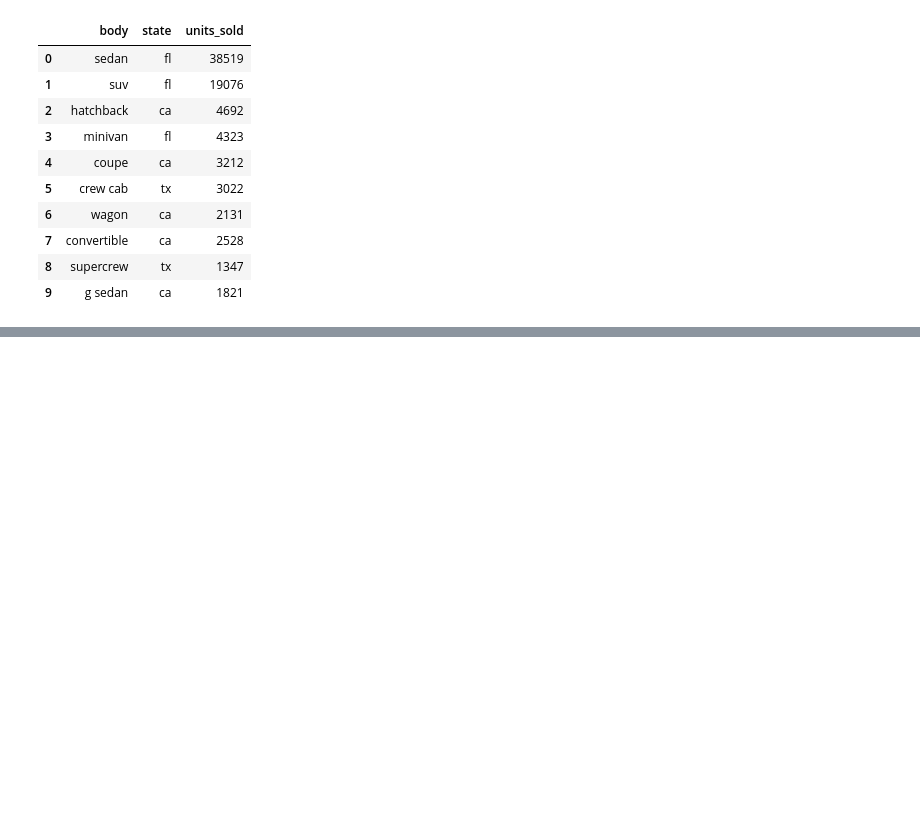
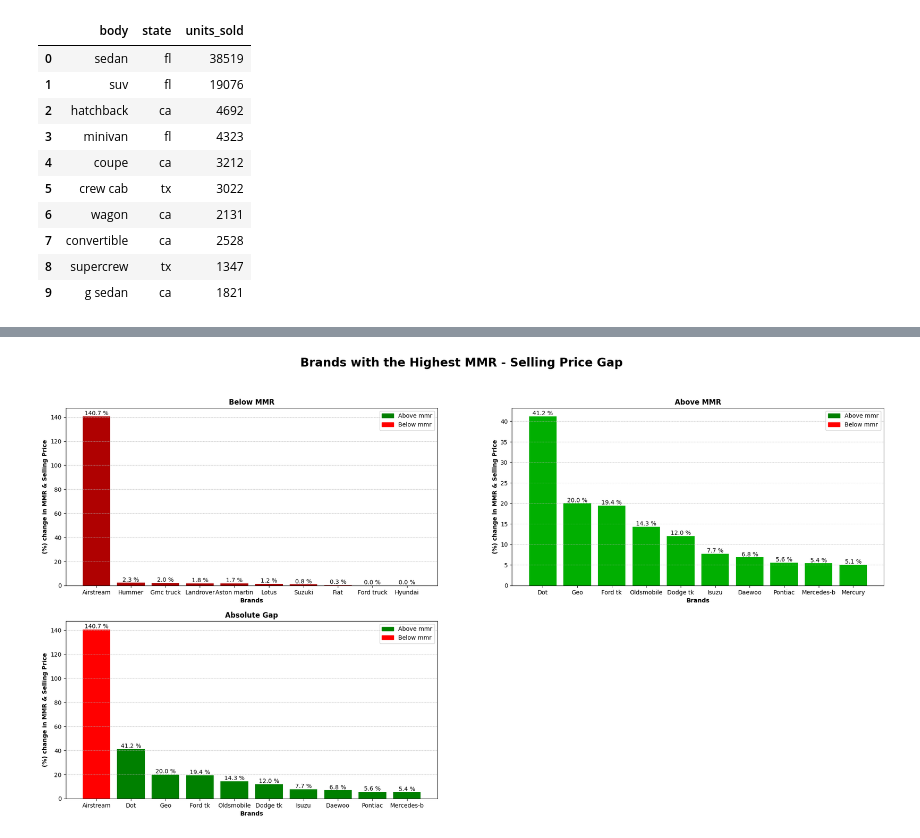
Before and after one commit to pranay-authankar/vehicle_sales_analytics, a Jupyter notebook: notebook/4_data_analysis.ipynb, the cells around one changed output, grey strips where cells are left out. Saved outputs shown, nothing was run; the diff lists cells and outputs as text; code cells hidden in the pictures; blank space fills up the shorter version.

```diff
--- a/notebook/4_data_analysis.ipynb
+++ b/notebook/4_data_analysis.ipynb
@@ -729,0 +794,69 @@ top_10_body
+# %%
+# Graph
+
+plt.figure(figsize = (25, 12))
+
+# G-1: Below MMR
+
+plt.subplot(2, 2, 1)
+
+x_axis = top_make_mmr_diff_positive["make"].str.capitalize()
+y_axis = top_make_mmr_diff_positive["mmr_diff"].abs()
+
+bars = plt.bar(x_axis, y_axis, color = "#af0101")
+plt.bar_label(bars, labels = [f"{x:.1f} %" for x in bars.datavalues])
+plt.grid(axis = "y", linewidth = 0.5, linestyle = "--")
+
+legend_items = [Patch(color = color_map[sign], label = sign.capitalize()) for sign in color_map]
+plt.legend(handles = legend_items)
+
+plt.xlabel("Brands", fontweight = "bold")
+plt.ylabel("(%) change in MMR & Selling Price", fontweight = "bold")
+plt.title("Below MMR", fontweight = "bold")
+
+# G-2 : Above MMR
+
+plt.subplot(2, 2, 2)
+
+x_axis = top_make_mmr_diff_negative["make"].str.capitalize()
+y_axis = top_make_mmr_diff_negative["mmr_diff"].abs()
+
+bars = plt.bar(x_axis, y_axis, color = "#01af01")
+plt.bar_label(bars, labels = [f"{x:.1f} %" for x in bars.datavalues])
+plt.grid(axis = "y", linewidth = 0.5, linestyle = "--")
+
+legend_items = [Patch(color = color_map[sign], label = sign.capitalize()) for sign in color_map]
+plt.legend(handles = legend_items)
+
+plt.xlabel("Brands", fontweight = "bold")
+plt.ylabel("(%) change in MMR & Selling Price", fontweight = "bold")
+plt.title("Above MMR", fontweight = "bold")
+
+# G-3: Absolute Gap
+
+plt.subplot(2, 2, 3)
+
+x_axis = top_make_mmr_diff_abs["make"].str.capitalize()
+y_axis = top_make_mmr_diff_abs["abs_diff"]
+
+color_map = {"above MMR" : "green", "below MMR" : "red"}
+color_bars = top_make_mmr_diff_abs["sign"].map(color_map)
+
+bars = plt.bar(x_axis, y_axis, color = color_bars)
+
+plt.bar_label(bars, labels = [f"{x:.1f} %" for x in bars.datavalues])
+plt.grid(axis = "y", linewidth = 0.5, linestyle = "--")
+
+legend_items = [Patch(color = color_map[sign], label = sign.capitalize()) for sign in color_map]
+plt.legend(handles = legend_items)
+
+plt.xlabel("Brands", fontweight = "bold")
+plt.ylabel("(%) change in MMR & Selling Price", fontweight = "bold")
+plt.title("Absolute Gap", fontweight = "bold")
+
+plt.suptitle("Brands with the Highest MMR - Selling Price Gap", fontweight = "bold", fontsize = 20)
+plt.savefig("../charts/make_vs_mmr_diff.png", bbox_inches = "tight")
+
+plt.show()
+# %% [output]
+[figure, added]
```
Also changed, not shown: parts of 6 cells of this notebook, 5 other files.
